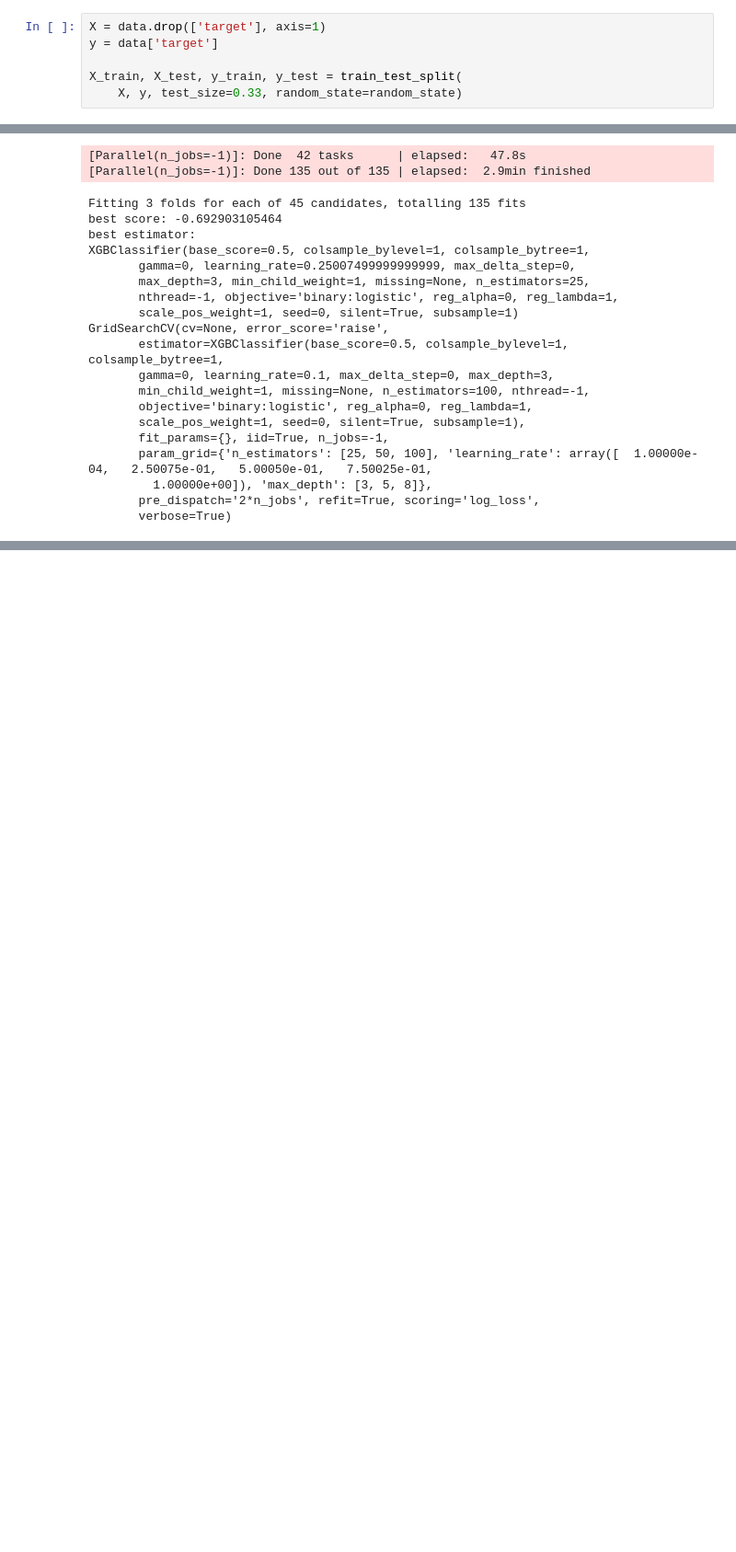
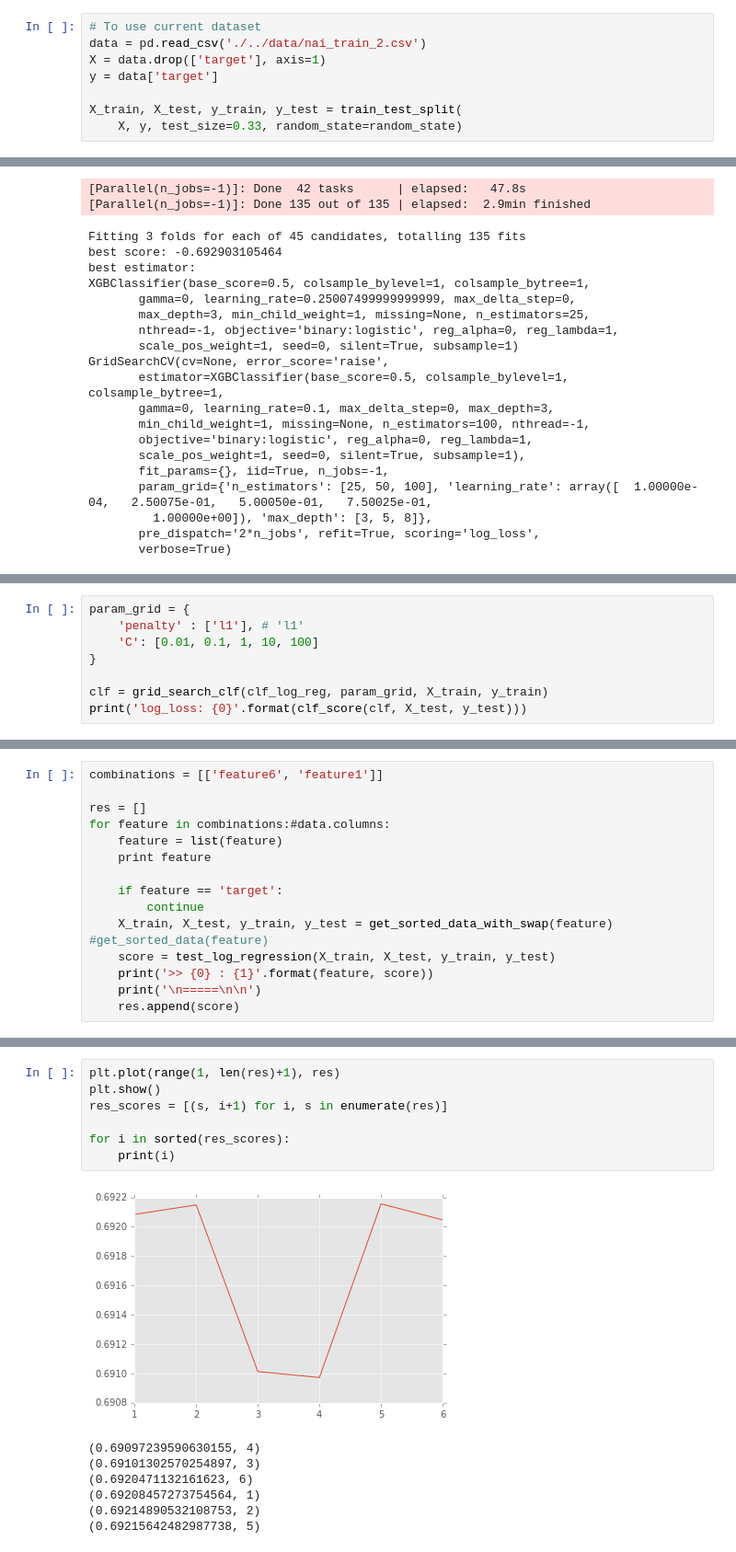
Before and after one commit to re9ulus/data_science_snippets, a Jupyter notebook: eda/n_ai.ipynb, the cells around one changed output, grey strips where cells are left out. Shown at 92% size. Cells and saved outputs as stored; diff of their text form; blank space fills up the shorter version.

Commit message:
Update n_ai, research on using previous data, at current state - overfitting

```diff
--- a/eda/n_ai.ipynb
+++ b/eda/n_ai.ipynb
@@ -59,6 +71,8 @@ y = all_data['target']
 X_train, X_test, y_train, y_test = train_test_split(
     X, y, test_size=0.2, random_state=random_state)
 # %%
+# To use current dataset
+data = pd.read_csv('./../data/nai_train_2.csv')
 X = data.drop(['target'], axis=1)
 y = data['target']
 
@@ -572,0 +671,8 @@ log_loss(y_test, pred)
+# %%
+param_grid = {
+    'penalty' : ['l1'], # 'l1'
+    'C': [0.01, 0.1, 1, 10, 100]
+}
+
+clf = grid_search_clf(clf_log_reg, param_grid, X_train, y_train)
+print('log_loss: {0}'.format(clf_score(clf, X_test, y_test)))
@@ -572,0 +727,15 @@ log_loss(y_test, pred)
+# %%
+combinations = [['feature6', 'feature1']]
+
+res = []
+for feature in combinations:#data.columns:
+    feature = list(feature)
+    print feature
+
+    if feature == 'target':
+        continue
+    X_train, X_test, y_train, y_test = get_sorted_data_with_swap(feature) #get_sorted_data(feature)
+    score = test_log_regression(X_train, X_test, y_train, y_test)
+    print('>> {0} : {1}'.format(feature, score))
+    print('\n=====\n\n')
+    res.append(score)
@@ -572,0 +756,15 @@ log_loss(y_test, pred)
+# %%
+plt.plot(range(1, len(res)+1), res)
+plt.show()
+res_scores = [(s, i+1) for i, s in enumerate(res)]
+
+for i in sorted(res_scores):
+    print(i)
+# %% [output]
+[figure, added]
+(0.69097239590630155, 4)
+(0.69101302570254897, 3)
+(0.6920471132161623, 6)
+(0.69208457273754564, 1)
+(0.69214890532108753, 2)
+(0.69215642482987738, 5)
```
Also changed, not shown: parts of 32 cells of this notebook.
